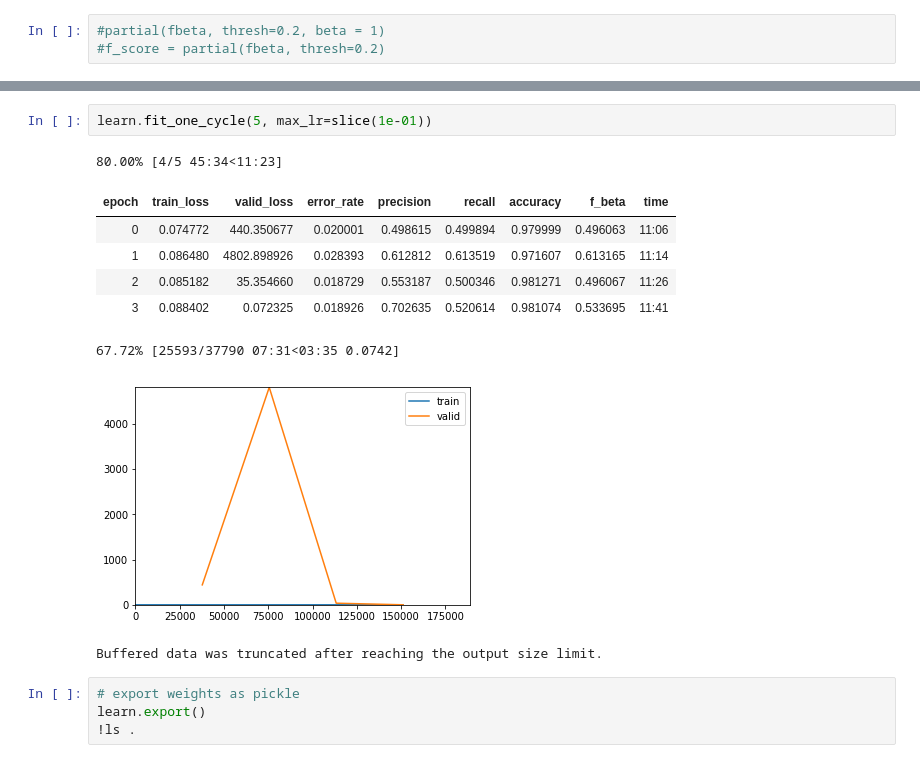
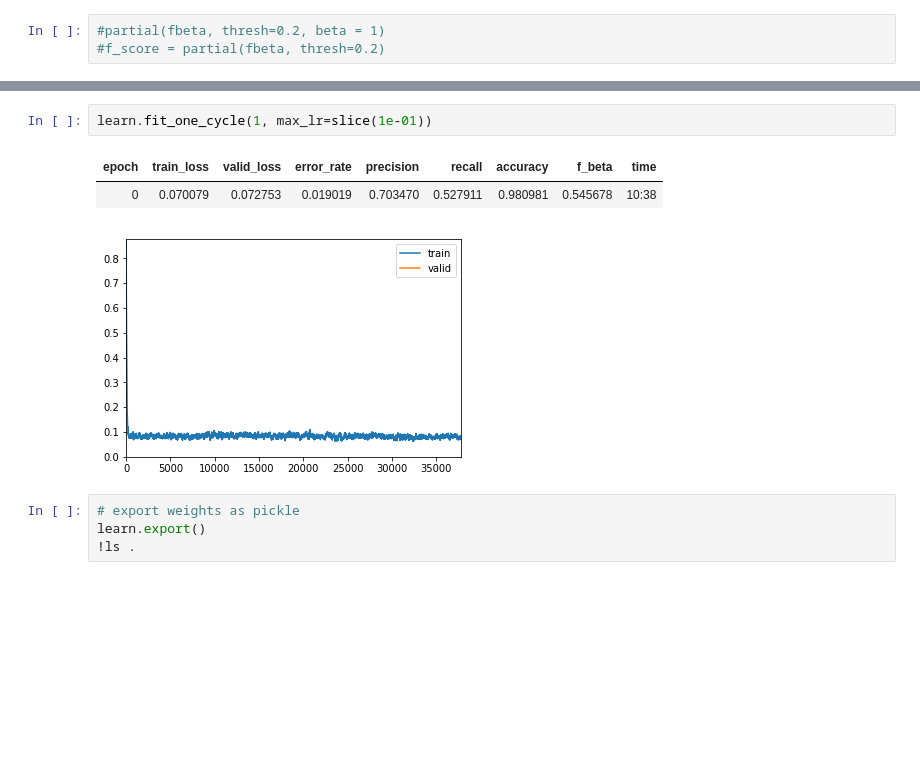
Before and after one commit to gmaggiotti/fastai, a Jupyter notebook: notebooks/ER_estimator_v1.ipynb, the cells around one changed output, grey strips where cells are left out. Cells and saved outputs as stored; diff of their text form; blank space fills up the shorter version.

```diff
--- a/notebooks/ER_estimator_v1.ipynb
+++ b/notebooks/ER_estimator_v1.ipynb
@@ -152,15 +156,9 @@ LR Finder is complete, type {learner_name}.recorder.plot() to see the graph.
 # %%
-learn.fit_one_cycle(5, max_lr=slice(1e-01))
+learn.fit_one_cycle(1, max_lr=slice(1e-01))
 # %% [output]
-80.00% [4/5 45:34<11:23]
 | epoch | train_loss | valid_loss | error_rate | precision | recall | accuracy | f_beta | time |
-| 0 | 0.074772 | 440.350677 | 0.020001 | 0.498615 | 0.499894 | 0.979999 | 0.496063 | 11:06 |
-| 1 | 0.086480 | 4802.898926 | 0.028393 | 0.612812 | 0.613519 | 0.971607 | 0.613165 | 11:14 |
-| 2 | 0.085182 | 35.354660 | 0.018729 | 0.553187 | 0.500346 | 0.981271 | 0.496067 | 11:26 |
-| 3 | 0.088402 | 0.072325 | 0.018926 | 0.702635 | 0.520614 | 0.981074 | 0.533695 | 11:41 |
+| 0 | 0.070079 | 0.072753 | 0.019019 | 0.703470 | 0.527911 | 0.980981 | 0.545678 | 10:38 |
-67.72% [25593/37790 07:31<03:35 0.0742]
-[figure, old version]
+[figure, new version]
-Buffered data was truncated after reaching the output size limit.
 # %%
 # export weights as pickle
 learn.export()
```
Also changed, not shown: parts of 14 cells of this notebook, 1 other file.
